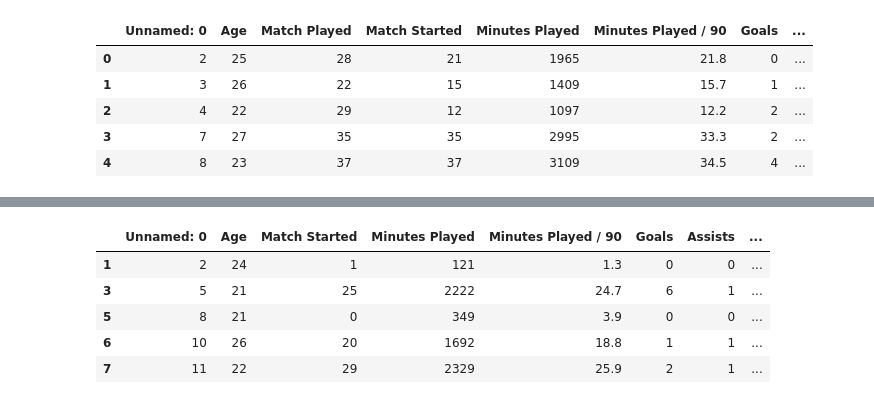
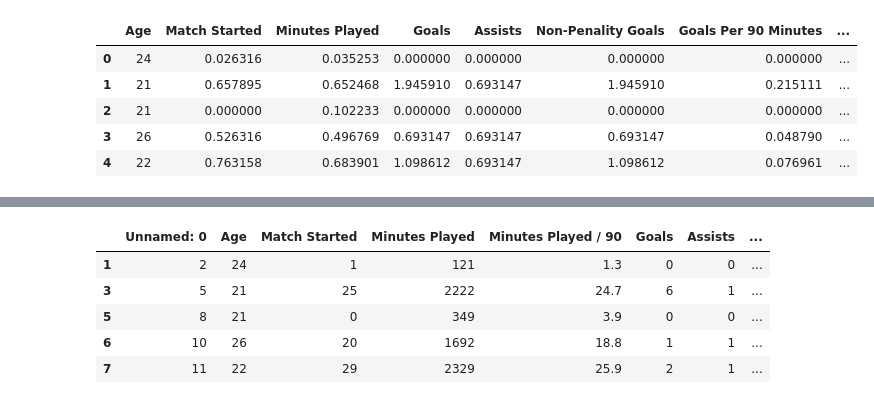
Before and after one commit to Juhyeong-Pang/MarketValuePrediction, a Jupyter notebook: notebooks/Preprocess.ipynb, the cells around one changed output, grey strips where cells are left out. Cells and saved outputs as stored; diff of their text form; code cells hidden in the pictures.

```diff
--- a/notebooks/Preprocess.ipynb
+++ b/notebooks/Preprocess.ipynb
@@ -11,12 +16,3 @@ pd.set_option('display.max_columns', None)
 # %%
 test_df = pd.read_csv(os.path.join("..", "data", "test.csv"))
 train_df = pd.read_csv(os.path.join("..", "data", "train.csv"))
-# %%
-test_df.head()
-# %% [output]
-|  | Unnamed: 0 | Age | Match Played | Match Started | Minutes Played | Minutes Played / 90 | Goals | ... |
-| 0 | 2 | 25 | 28 | 21 | 1965 | 21.8 | 0 | ... |
-| 1 | 3 | 26 | 22 | 15 | 1409 | 15.7 | 1 | ... |
-| 2 | 4 | 22 | 29 | 12 | 1097 | 12.2 | 2 | ... |
-| 3 | 7 | 27 | 35 | 35 | 2995 | 33.3 | 2 | ... |
-| 4 | 8 | 23 | 37 | 37 | 3109 | 34.5 | 4 | ... |
@@ -54,0 +21,9 @@ temp_df = feature_engineering(train_df)
+# %%
+temp_df.head()
+# %% [output]
+|  | Age | Match Started | Minutes Played | Goals | Assists | Non-Penality Goals | Goals Per 90 Minutes | ... |
+| 0 | 24 | 0.026316 | 0.035253 | 0.000000 | 0.000000 | 0.000000 | 0.000000 | ... |
+| 1 | 21 | 0.657895 | 0.652468 | 1.945910 | 0.693147 | 1.945910 | 0.215111 | ... |
+| 2 | 21 | 0.000000 | 0.102233 | 0.000000 | 0.000000 | 0.000000 | 0.000000 | ... |
+| 3 | 26 | 0.526316 | 0.496769 | 0.693147 | 0.693147 | 0.693147 | 0.048790 | ... |
+| 4 | 22 | 0.763158 | 0.683901 | 1.098612 | 0.693147 | 1.098612 | 0.076961 | ... |
```
Also changed, not shown: parts of 6 cells of this notebook, 5 other files.
